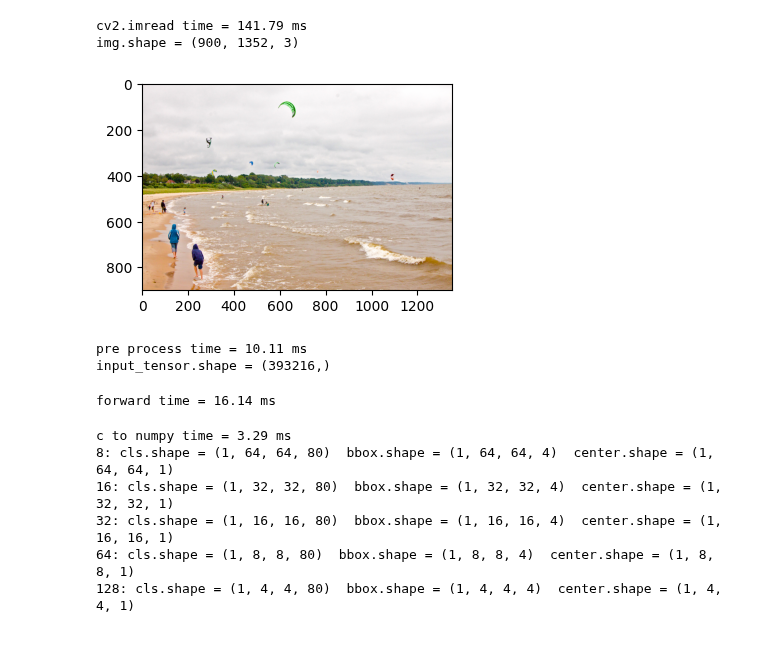
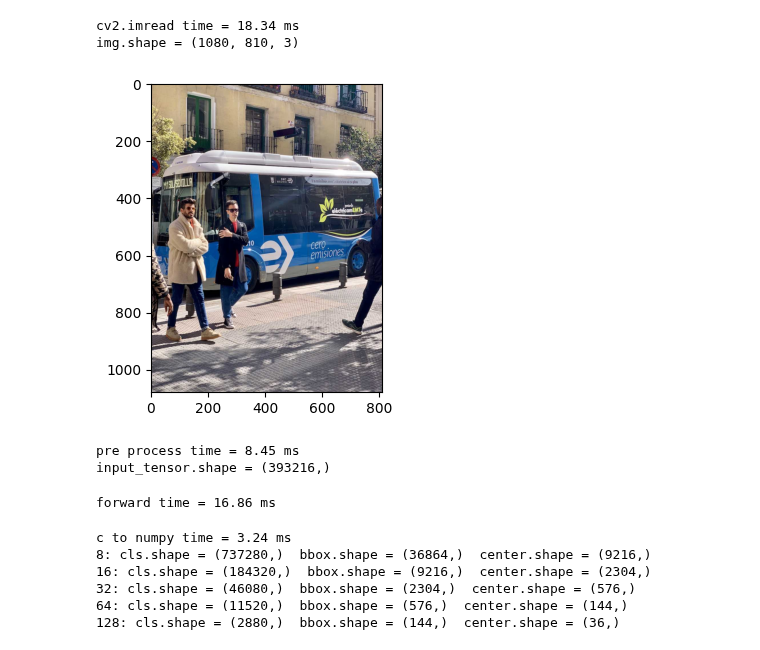
Before and after one commit to D-Robotics/rdk_model_zoo, a Jupyter notebook: demos/detect/FCOS/jupyter_ModelZoo_FCOS_Detect.ipynb, the cells around one changed output. Cells and saved outputs as stored; diff of their text form; code cells hidden in the pictures.

```diff
--- a/demos/detect/FCOS/jupyter_ModelZoo_FCOS_Detect.ipynb
+++ b/demos/detect/FCOS/jupyter_ModelZoo_FCOS_Detect.ipynb
@@ -137,56 +154,64 @@ stride 128: grid.shape=(16, 2)
 # %%
 # 读取一张bgr8格式的图像, 并进行可视化
 begin_time = time()
-img = cv2.imread("kite.jpg")
+img = cv2.imread("../../../resource/assets/bus.jpg")
 print("\033[1;31m" + f"cv2.imread time = {1000*(time() - begin_time):.2f} ms" + "\033[0m")
 print(f"{img.shape = }")
 jshow(img)
 
 # 利用resize的方式进行前处理, 准备nv12的输入数据
 # 注: 如果在yaml文件中配置为nchw-rgb输入, 可使用OpenCV和numpy准备输入数据
 begin_time = time()
 input_tensor = cv2.resize(img, (model_h, model_w), interpolation=cv2.INTER_NEAREST) # 利用resize重新开辟内存节约一次
 # input_tensor = cv2.cvtColor(input_tensor, cv2.COLOR_BGR2RGB)
 # # input_tensor = np.array(input_tensor) / 255.0  # yaml文件中已经配置前处理
 # input_tensor = np.transpose(input_tensor, (2, 0, 1))
 # input_tensor = np.expand_dims(input_tensor, axis=0).astype(np.uint8)  # NCHW
 
 input_tensor = bgr2nv12_opencv(input_tensor)
 print("\033[1;31m" + f"pre process time = {1000*(time() - begin_time):.2f} ms" + "\033[0m")
 print(f"{input_tensor.shape = }")
 
 img_h, img_w = img.shape[0:2]
 y_scale, x_scale = img_h/model_h, img_w/model_w
 # %% [output]
-cv2.imread time = 141.79 ms
-img.shape = (900, 1352, 3)
+cv2.imread time = 18.34 ms
+img.shape = (1080, 810, 3)
-[figure, old version]
+[figure, new version]
-pre process time = 10.11 ms
+pre process time = 8.45 ms
 input_tensor.shape = (393216,)
 # %%
 # 推理
 begin_time = time()
-quantize_outputs = quantize_model[0].forward(input_tensor)
+inf.read_input(input_tensor, 0)
+inf.forward()
 print("\033[1;31m" + f"forward time = {1000*(time() - begin_time):.2f} ms" + "\033[0m")
 # %% [output]
-forward time = 16.14 ms
+forward time = 16.86 ms
 # %%
 # c to np
-begin_time = time()
-clses = [quantize_outputs[i].buffer for i in range(nl)]
-bboxes = [quantize_outputs[i + 5].buffer for i in range(nl)]
-centers = [quantize_outputs[i + 10].buffer for i in range(nl)]
-print("\033[1;31m" + f"c to numpy time = {1000*(time() - begin_time):.2f} ms" + "\033[0m")
+if clses_scales[0] is None:
+    begin_time = time()
+    clses = [inf.get_infer_res_np_float32(i) for i in range(nl)]
+    bboxes = [inf.get_infer_res_np_float32(i+5) for i in range(nl)]
+    centers = [inf.get_infer_res_np_float32(i+10) for i in range(nl)]
+    print("\033[1;31m" + f"c to numpy time = {1000*(time() - begin_time):.2f} ms" + "\033[0m")
+else:
+    begin_time = time()
+    clses = [inf.get_infer_res_np_int32(i) for i in range(nl)]
+    bboxes = [inf.get_infer_res_np_int32(i+5) for i in range(nl)]
+    centers = [inf.get_infer_res_np_int32(i+10) for i in range(nl)]
+    print("\033[1;31m" + f"c to numpy time = {1000*(time() - begin_time):.2f} ms" + "\033[0m")
 
 for stride, cls, bbox, center in zip(strides, clses, bboxes, centers):
     print(f"{stride}: {cls.shape = }  {bbox.shape = }  {center.shape = }")
 # %% [output]
-c to numpy time = 3.29 ms
-8: cls.shape = (1, 64, 64, 80)  bbox.shape = (1, 64, 64, 4)  center.shape = (1, 64, 64, 1)
-16: cls.shape = (1, 32, 32, 80)  bbox.shape = (1, 32, 32, 4)  center.shape = (1, 32, 32, 1)
-32: cls.shape = (1, 16, 16, 80)  bbox.shape = (1, 16, 16, 4)  center.shape = (1, 16, 16, 1)
-64: cls.shape = (1, 8, 8, 80)  bbox.shape = (1, 8, 8, 4)  center.shape = (1, 8, 8, 1)
-128: cls.shape = (1, 4, 4, 80)  bbox.shape = (1, 4, 4, 4)  center.shape = (1, 4, 4, 1)
+c to numpy time = 3.24 ms
+8: cls.shape = (737280,)  bbox.shape = (36864,)  center.shape = (9216,)
+16: cls.shape = (184320,)  bbox.shape = (9216,)  center.shape = (2304,)
+32: cls.shape = (46080,)  bbox.shape = (2304,)  center.shape = (576,)
+64: cls.shape = (11520,)  bbox.shape = (576,)  center.shape = (144,)
+128: cls.shape = (2880,)  bbox.shape = (144,)  center.shape = (36,)
 # %%
 # reshape
 begin_time = time()
```
Also changed, not shown: parts of 11 cells of this notebook, 2 other files.
